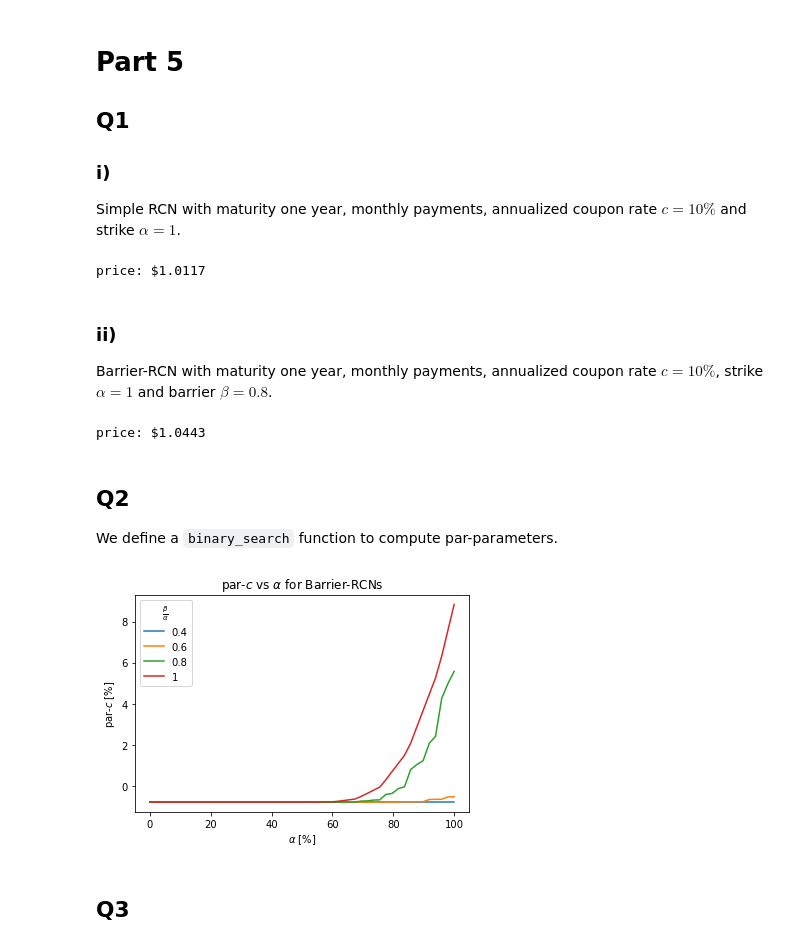
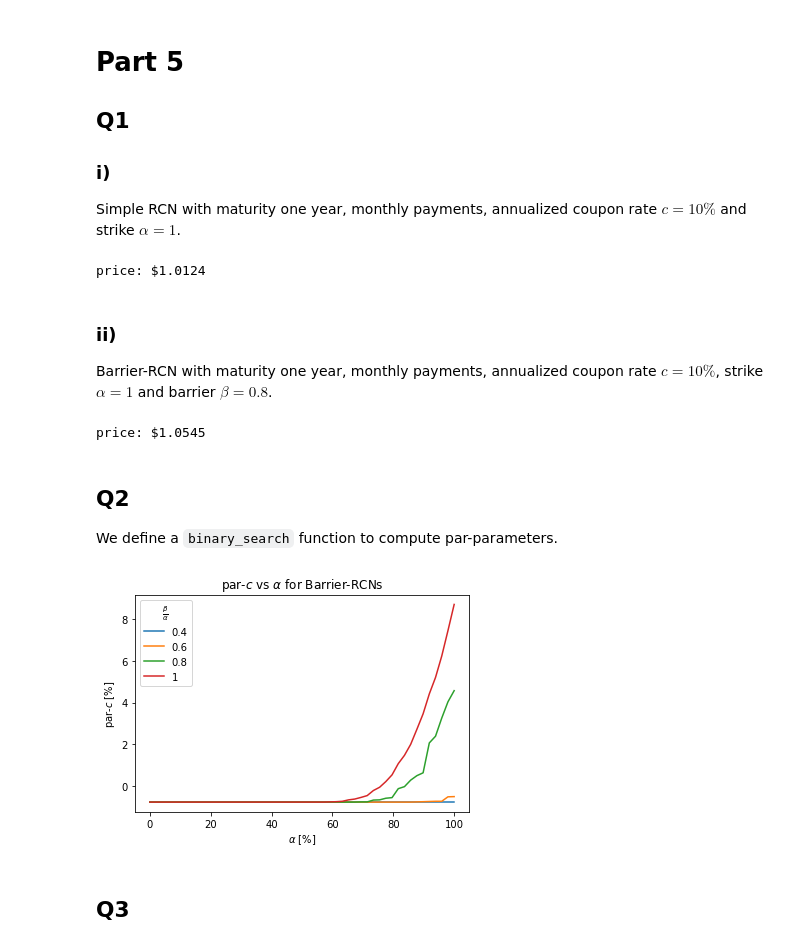
Before and after one commit to dexdx/Derivatives_Project, a Jupyter notebook: analysis.ipynb, the cells around one changed output. Saved outputs shown, nothing was run; the diff lists cells and outputs as text; code cells hidden in the pictures.

```diff
--- a/analysis.ipynb
+++ b/analysis.ipynb
@@ -46,7 +51,7 @@ Derive values for $\delta$ and $r$
 # %%
 i0 = 11118
 r = -np.log(-beta)
-delta = -np.log(alpha/i0)
+delta = np.exp(r) * (1 - alpha/i0)
 
 print(
 """
@@ -65,14 +70,15 @@ Calibrate the binomial model.
 Define the value of the other know parameters.
 # %%
 # Other params
+payment_dates = np.arange(1,13)
 Delta = 30/360
 q = 1/2
 T = 12
 # %%
 # Takes a bit to run
 
-# Us = np.arange(1, np.exp(Delta * r) / q, .0001)
-# calibrator = Binomial_calibrator(r, Delta, i0, delta, Us, q, T, data.Strike, data.Call)
-# best_U, best_D = calibrator.calibrate()
+Us = np.arange(1., 1.25, .00001)
+calibrator = RCN_callable.Binomial_calibrator(r, Delta, i0, delta, Us, q, T, data.Strike, data.Call)
+best_U, best_D = calibrator.calibrate()
 # %% [output]
             Best parameters:
@@ -82,5 +88,5 @@ T = 12
 # %%
-best_U, best_D = 1.05500, 0.94370
+# best_U, best_D = 1.05472, 0.94398
 # %% [markdown]
 # Part 5
 
@@ -90,17 +96,17 @@ best_U, best_D = 1.05500, 0.94370
 
 Simple RCN with maturity one year, monthly payments, annualized coupon rate $c= 10\%$ and strike $\alpha = 1$.
 # %%
-print("price: ${:.4f}".format(RCN_binomial(r, Delta, i0, delta, best_U, best_D, 12, 0.1, exercise_price=1, barrier_level=None, _callable=False).price_RCN()))
+print("price: ${:.4f}".format(RCN.RCN_binomial(r, Delta, i0, delta, best_U, best_D, payment_dates, 0.1, 1., Simple=True, Callable=False, barrier_level=None).price_RCN()))
 # %% [output]
-price: $1.0117
+price: $1.0124
 # %% [markdown]
 ### ii)
 
 Barrier-RCN with maturity one year, monthly payments, annualized coupon rate $c= 10\%$, strike $\alpha = 1$ and barrier $\beta= 0.8$.
 # %%
-print("price: ${:.4f}".format(RCN_binomial(r, Delta, i0, delta, best_U, best_D, 12, 0.1, exercise_price=1, barrier_level=0.8, _callable=False).price_RCN()))
+print("price: ${:.4f}".format(RCN.RCN_binomial(r, Delta, i0, delta, best_U, best_D, payment_dates, 0.1, 1., Simple=False, Callable=False, barrier_level=0.8).price_RCN()))
 # %% [output]
-price: $1.0443
+price: $1.0545
 # %% [markdown]
 ## Q2
 
@@ -126,21 +132,21 @@ def binary_search(l, r, f, eps):
 # %%
 fig, ax = plt.subplots()
 alphas = np.linspace(0., 1., 50)
 for beta in [0.4, 0.6, 0.8, 1]:
     par_cs = []
     for alpha in alphas:
-        f = lambda c: 1 - RCN_binomial(r, Delta, i0, delta, best_U, best_D, 12, annualized_coupon=c, exercise_price=alpha, barrier_level=beta*alpha, _callable=False).price_RCN()
+        f = lambda c: 1 - RCN.RCN_binomial(r, Delta, i0, delta, best_U, best_D, payment_dates, annualized_coupon=c, exercise_price=alpha, Simple=False, Callable=False, barrier_level=beta*alpha).price_RCN()
         par_c = binary_search(-0.2, 0.2, f, 0.0001)
         par_cs.append(par_c)
     ax.plot(alphas*100, np.array(par_cs)*100, label=beta)
 ax.set(
     xlabel = r"$\alpha$ [%]",
     ylabel = r"par-$c$ [%]",
     title = r"par-$c$ vs $\alpha$ for Barrier-RCNs"
 )
 ax.legend(title = r"$\frac{\beta}{\alpha}$")
 plt.show()
 # %% [output]
-[figure, old version]
+[figure, new version]
 # %% [markdown]
 ## Q3
```
Also changed, not shown: parts of 12 cells of this notebook.
